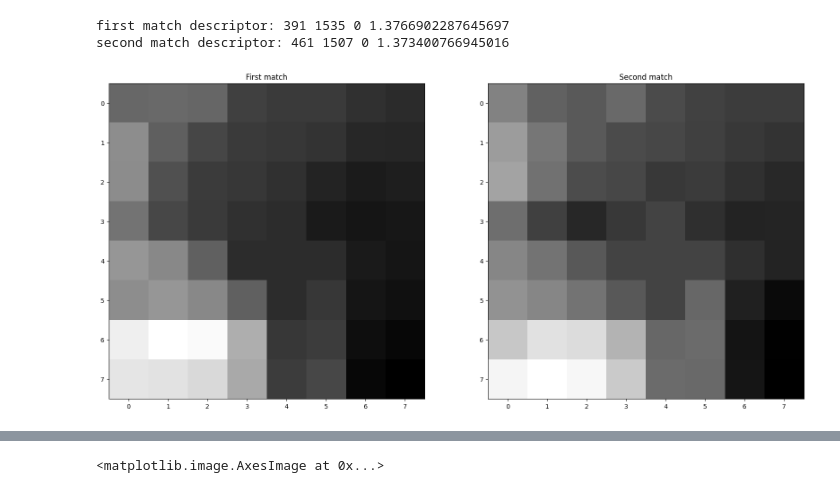
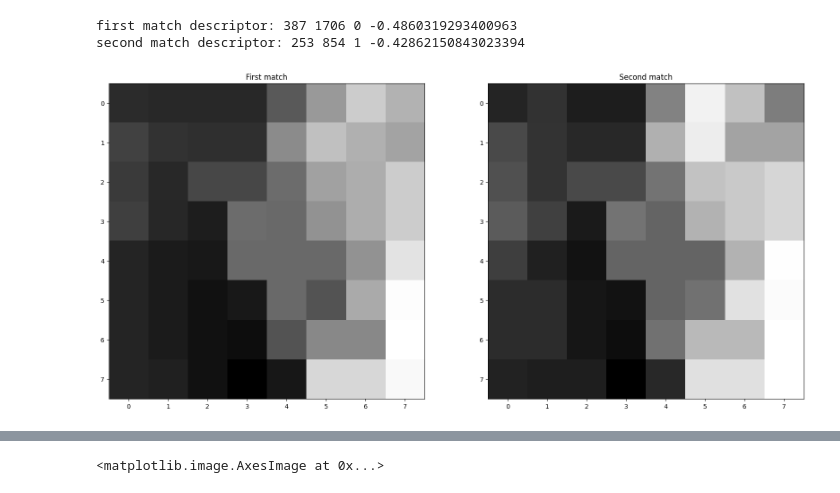
Before and after one commit to Hadartalisr/ImageProcessing, a Jupyter notebook: Ex4/ex4.ipynb, the cells around one changed output, grey strips where cells are left out. Drawn from its saved outputs; the diff is of its cells as text; code cells hidden in the pictures.

```diff
--- a/Ex4/ex4.ipynb
+++ b/Ex4/ex4.ipynb
@@ -420,15 +321,14 @@ def get_best_matches(descriptors1, descriptors2, ratio_threshold):
 # %%
-threshold = 0.4
+threshold = 0.3
 harris_window_size = 5
 k = 0.04
-gaussian_kernel_window_size = 5
-suppression_window_size = 30
-descriptor_window_size = 8
+suppression_window_size = 0
+scales = 2
 
-scales = 2
+
+
 img_low_res_path = './assets/desert_low_res.jpg'
 img_high_res_path = './assets/desert_high_res.png'
-matches_ratio_threshold = 0.8
 ######## main ########
 
 
@@ -436,17 +336,12 @@ img_low_res = cv2_open_image(img_low_res_path)
 img_high_res = cv2_open_image(img_high_res_path)
 img_low_res_gray = cv2_get_gray_img_mat(img_low_res)
 img_high_res_gray = cv2_get_gray_img_mat(img_high_res)
-low_pyramid = create_pyramid(img_low_res_gray, gaussian_kernel_window_size)
-high_pyramid = create_pyramid(img_high_res_gray, gaussian_kernel_window_size)
-corners_arr_low = multiscale_harris_corner_detector(low_pyramid, scales, harris_window_size, k, threshold, gaussian_kernel_window_size, suppression_window_size)
-corners_arr_high = multiscale_harris_corner_detector(high_pyramid, scales, harris_window_size, k, threshold, gaussian_kernel_window_size, suppression_window_size)
-#remove corners from scale > 0
-corners_arr_low[1] = np.empty_like(corners_arr_low[1])
-corners_arr_high[1] = np.empty_like(corners_arr_high[1])
+low_pyramid = create_pyramid(img_low_res_gray, harris_window_size)
+high_pyramid = create_pyramid(img_high_res_gray, harris_window_size)
+corners_arr_low = multiscale_harris_corner_detector(low_pyramid, scales, harris_window_size, k, threshold, suppression_window_size)
+corners_arr_high = multiscale_harris_corner_detector(high_pyramid, scales, harris_window_size, k, threshold, suppression_window_size)
 
-descriptors_low = get_mops_descriptors(low_pyramid, corners_arr_low, descriptor_window_size)
-descriptors_high = get_mops_descriptors(high_pyramid, corners_arr_high, descriptor_window_size)
-
-matches = get_best_matches(descriptors_high, descriptors_low, matches_ratio_threshold)
+#remove corners from the low res image in the scale 0
+corners_arr_low[0] = np.zeros(corners_arr_low[0].shape)
 
 #TODO ransac
@@ -457,10 +356,10 @@ fig, axes = plt.subplots(2, scales, figsize=(20, 7))
 for i in range(scales):
     # Plot corners for high
     axes[0, i].imshow(corners_arr_high[i], cmap='gray')
-    axes[0, i].set_title(f"Scale {i} (High), #cor: {np.sum(corners_arr_high[i] == 1)}")
+    axes[0, i].set_title(f"Scale {i} (High), #cor: {np.sum(corners_arr_high[i] != 0)}")
     # Plot corners for low
     axes[1, i].imshow(corners_arr_low[i], cmap='gray')
-    axes[1, i].set_title(f"Scale {i} (Low), #cor: {np.sum(corners_arr_low[i] == 1)}")
+    axes[1, i].set_title(f"Scale {i} (Low), #cor: {np.sum(corners_arr_low[i] != 0)}")
 
 plt.show()
 # %% [output]
@@ -468,19 +488,19 @@ plt.show()
 # %%
 # plot the matches for i index in the matches list and print the descriptors of the first match
-i = 3
+i = 103
 print('first match descriptor:', matches[i][0][0], matches[i][0][1], matches[i][0][2], matches[i][0][3])
 print('second match descriptor:', matches[i][1][0], matches[i][1][1], matches[i][1][2], matches[i][1][3])
 # plot the matches next to each other
 fig, axes = plt.subplots(1, 2, figsize=(20, 20))
 axes[0].imshow(matches[i][0][4], cmap='gray')
 axes[0].set_title('First match')
 axes[1].imshow(matches[i][1][4], cmap='gray')
 axes[1].set_title('Second match')
 plt.show()
 # %% [output]
-first match descriptor: 391 1535 0 1.3766902287645697
-second match descriptor: 461 1507 0 1.373400766945016
+first match descriptor: 387 1706 0 -0.4860319293400963
+second match descriptor: 253 854 1 -0.42862150843023394
-[figure, old version]
+[figure, new version]
 # %%
 # show windows of the first match for each corner by using the x, y, scale and theta of the first match (show the windows next to each other)
 fig, axes = plt.subplots(1, 2, figsize=(20, 20))
```
Also changed, not shown: parts of 9 cells of this notebook, 2 other files.
